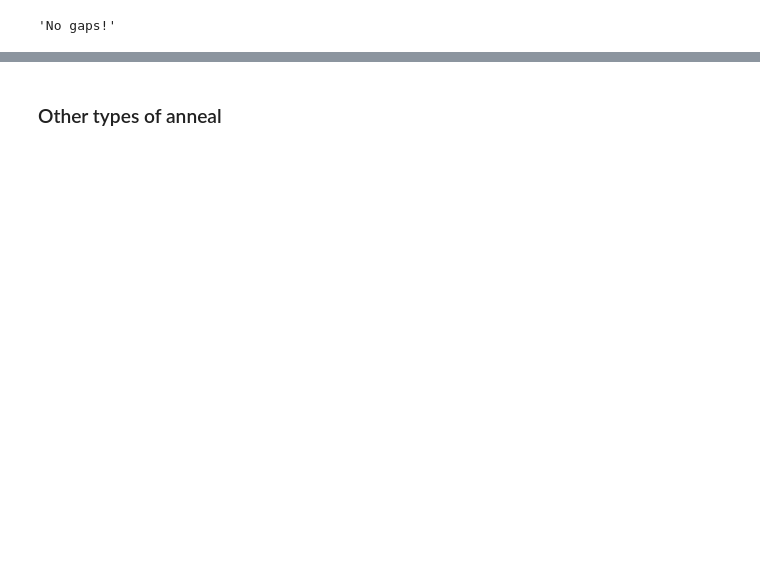
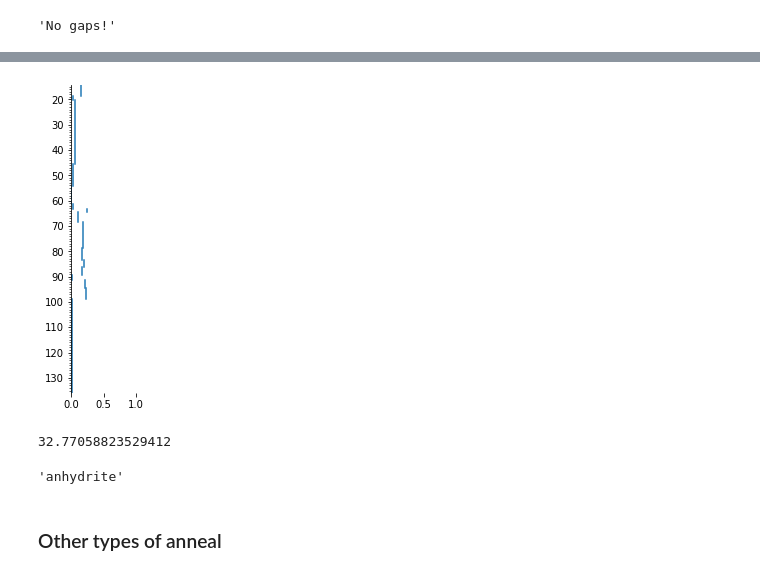
Before and after one commit to agilescientific/striplog, a Jupyter notebook: tutorial/Striplog_expert.ipynb, the cells around one changed output, grey strips where cells are left out. Saved outputs shown, nothing was run; the diff lists cells and outputs as text; code cells hidden in the pictures; blank space fills up the shorter version.

```diff
--- a/tutorial/Striplog_expert.ipynb
+++ b/tutorial/Striplog_expert.ipynb
@@ -91,3 +132,15 @@ strip.find_gaps() or "No gaps!"
+# %%
+strip.plot(style='field', field='por', aspect=3)
+# %% [output]
+[figure, added]
+# %%
+strip[0].middle
+# %% [output]
+32.77058823529412
+# %%
+strip[0].primary['lithology']
+# %% [output]
+'anhydrite'
 # %% [markdown]
 ### Other types of anneal
 # %%
```
Also changed, not shown: parts of 46 cells of this notebook, 3 other files.
